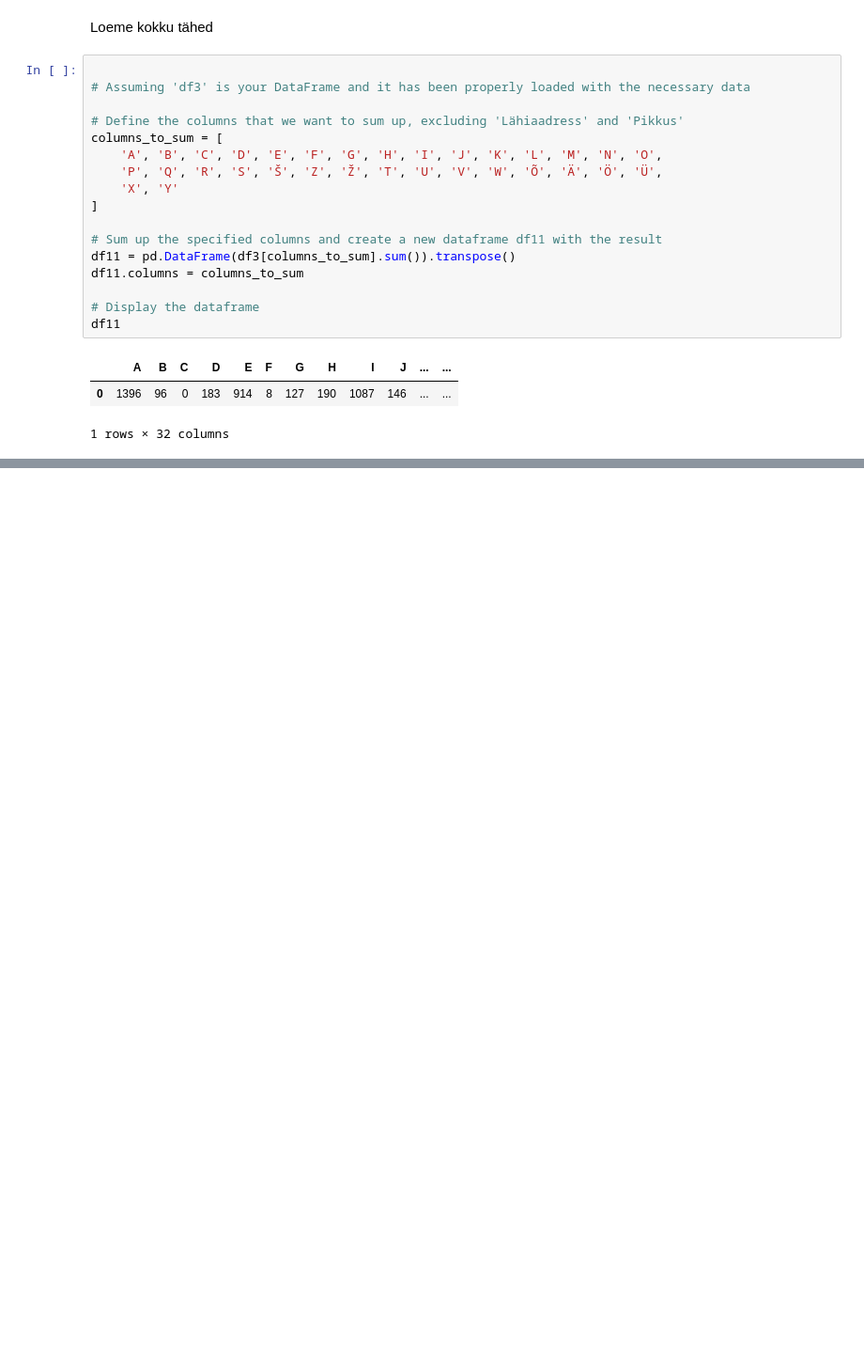
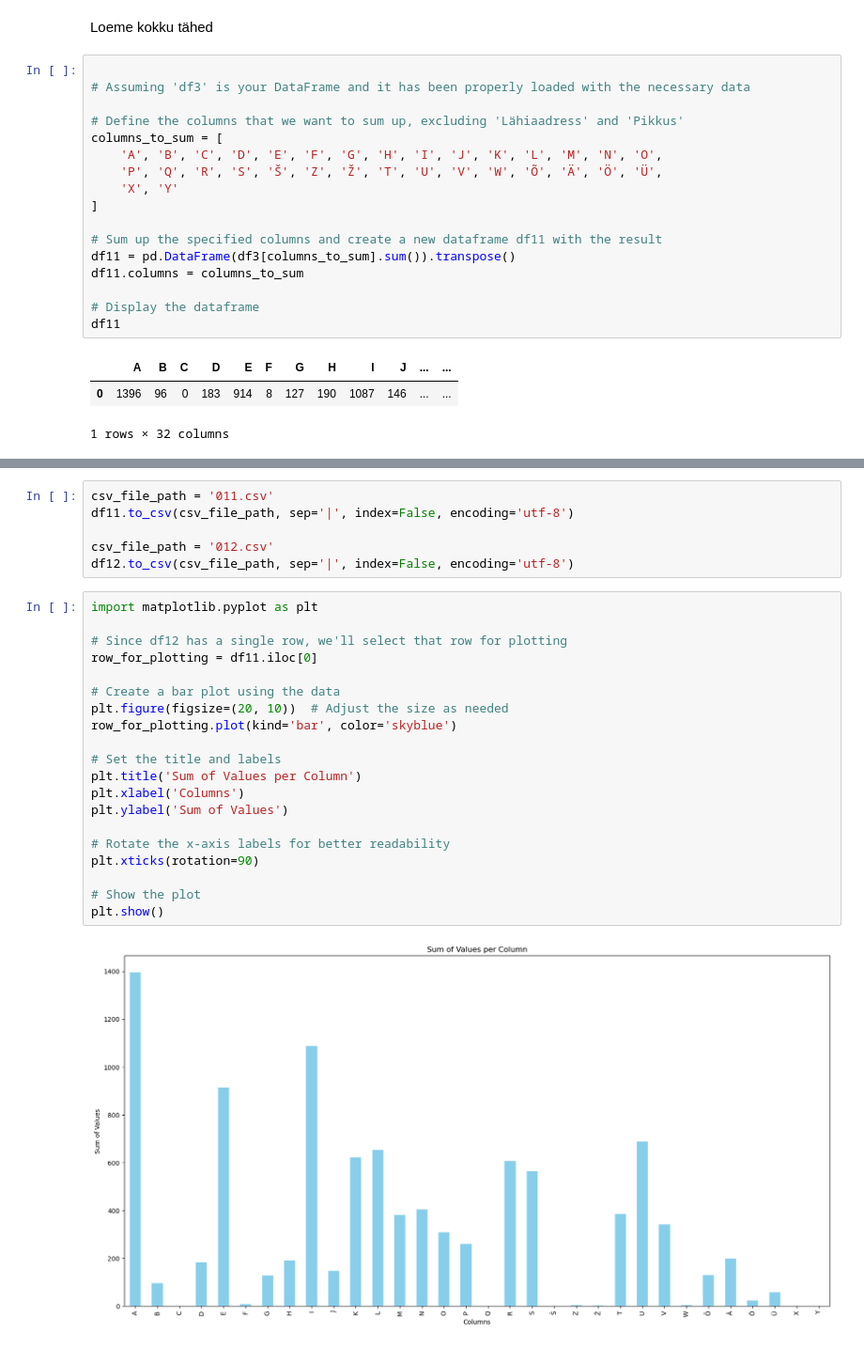
Before and after one commit to EllarSeidelberg/Project2023, a Jupyter notebook: project2023_002.ipynb, the cells around one changed output, grey strips where cells are left out. Shown at 94% size. Cells and saved outputs as stored; diff of their text form; blank space fills up the shorter version.

```diff
--- a/project2023_002.ipynb
+++ b/project2023_002.ipynb
@@ -444,0 +472,28 @@ df11
+# %%
+csv_file_path = '011.csv'
+df11.to_csv(csv_file_path, sep='|', index=False, encoding='utf-8')
+
+csv_file_path = '012.csv'
+df12.to_csv(csv_file_path, sep='|', index=False, encoding='utf-8')
+# %%
+import matplotlib.pyplot as plt
+
+# Since df12 has a single row, we'll select that row for plotting
+row_for_plotting = df11.iloc[0]
+
+# Create a bar plot using the data
+plt.figure(figsize=(20, 10))  # Adjust the size as needed
+row_for_plotting.plot(kind='bar', color='skyblue')
+
+# Set the title and labels
+plt.title('Sum of Values per Column')
+plt.xlabel('Columns')
+plt.ylabel('Sum of Values')
+
+# Rotate the x-axis labels for better readability
+plt.xticks(rotation=90)
+
+# Show the plot
+plt.show()
+# %% [output]
+[figure, added]
```
Also changed, not shown: parts of 9 cells of this notebook.
